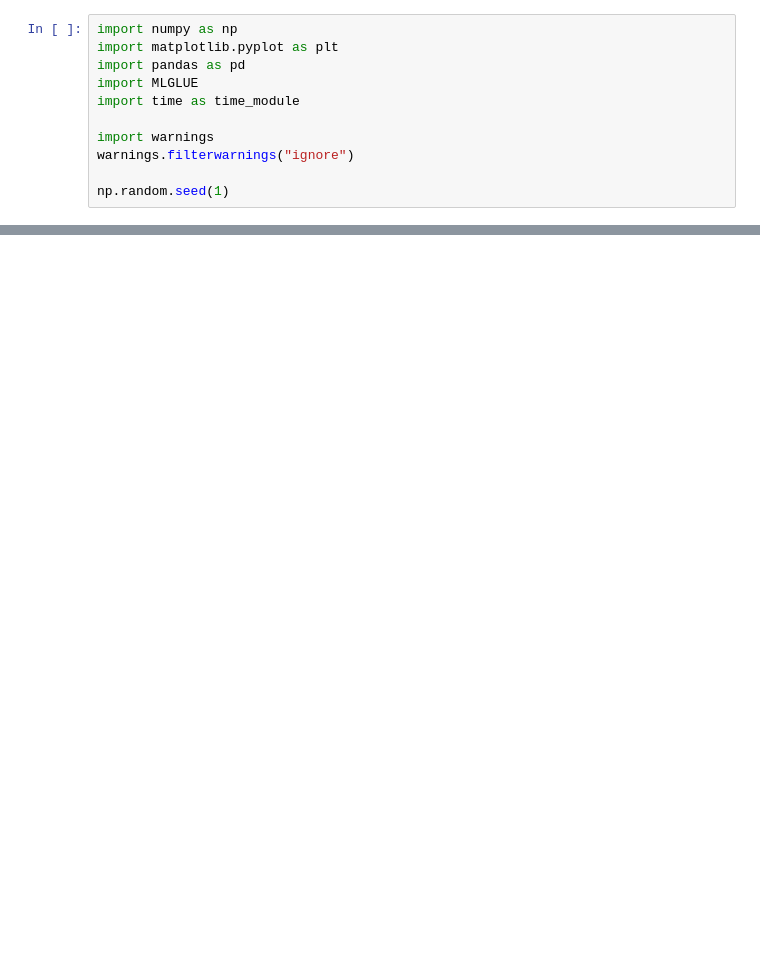
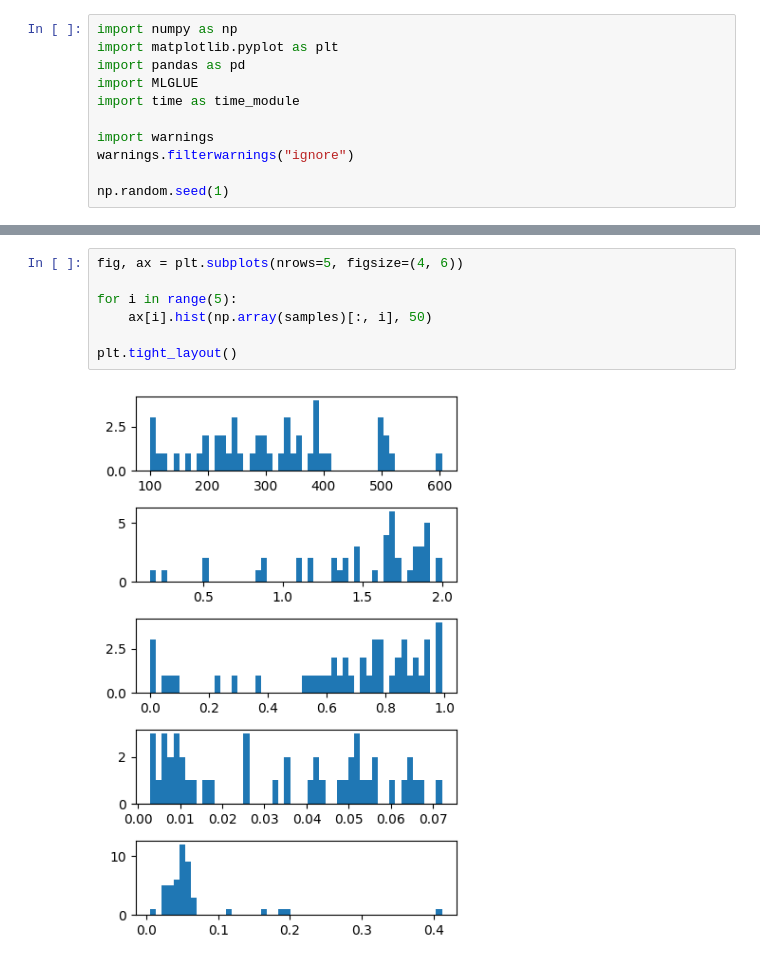
Before and after one commit to iGW-TU-Dresden/MLGLUE, a Jupyter notebook: EX02_HYMOD.ipynb, the cells around one changed output, grey strips where cells are left out. Cells and saved outputs as stored; diff of their text form; blank space fills up the shorter version.

```diff
--- a/EX02_HYMOD.ipynb
+++ b/EX02_HYMOD.ipynb
@@ -221,3 +354,12 @@ def hymod_euler_model(parameters, level, n_levels, obs, likelihood, run_id):
+# %%
+fig, ax = plt.subplots(nrows=5, figsize=(4, 6))
+
+for i in range(5):
+    ax[i].hist(np.array(samples)[:, i], 50)
+
+plt.tight_layout()
+# %% [output]
+[figure, added]
 # %%
 # MLGLUE
 
```
Also changed, not shown: parts of 13 cells of this notebook, 5 other files.
